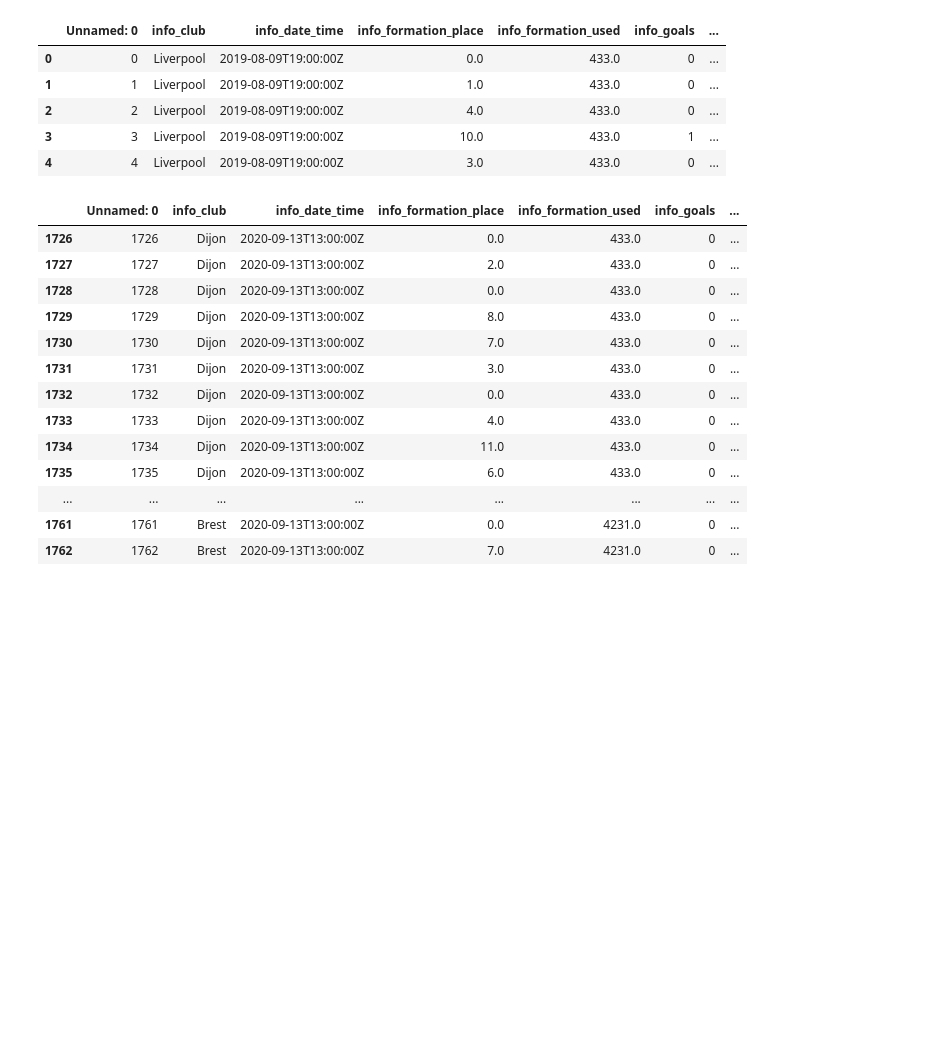
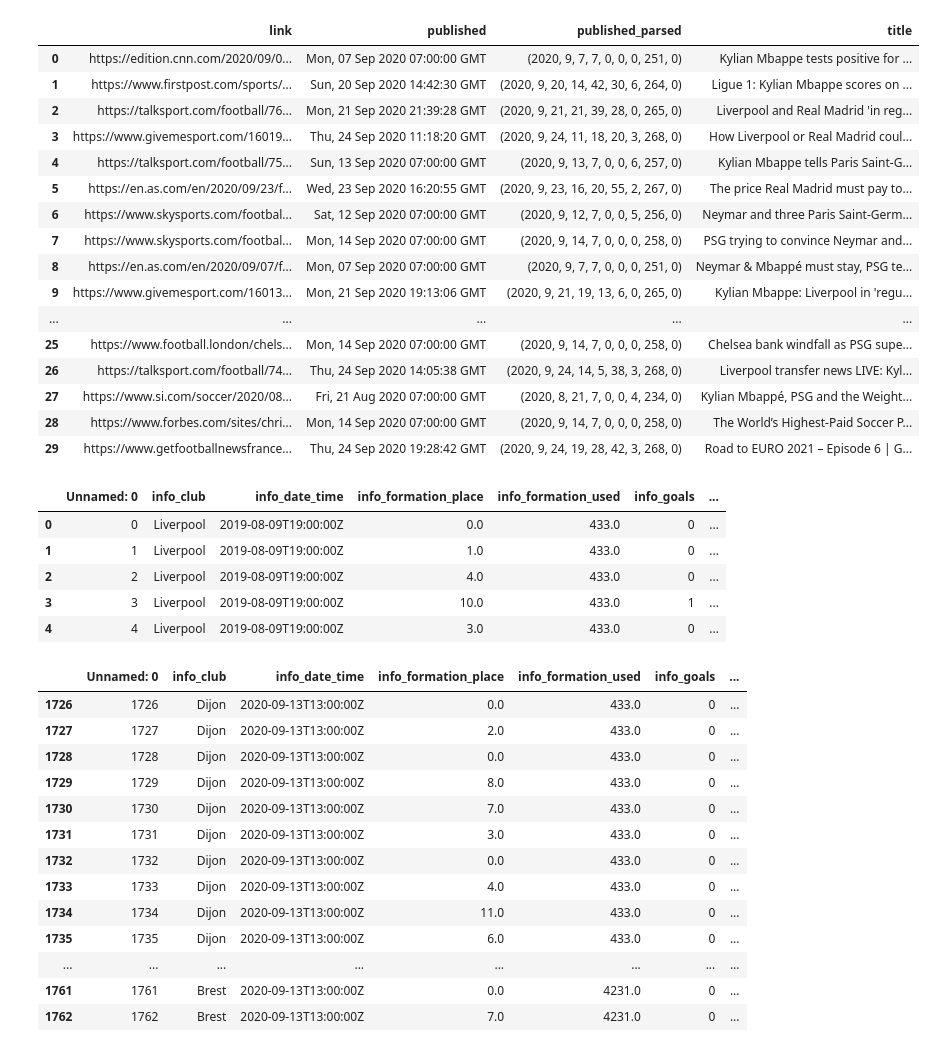
Before and after one commit to CDORID/MPG, a Jupyter notebook: Test.ipynb, the cells around one changed output. Drawn from its saved outputs; the diff is of its cells as text; code cells hidden in the pictures; blank space fills up the shorter version.

```diff
--- a/Test.ipynb
+++ b/Test.ipynb
@@ -9,5 +9,14 @@ import time
 import pickle
 
 import importlib
-
+import GoogleNews
+pd.set_option('display.width', 1000)
 pd.options.display.max_columns = 999
+pd.options.display.max_colwidth = 100
+# %%
+from pygooglenews import GoogleNews
+
+
+gn = GoogleNews()
+
+search = gn.search('mbappe football paris')
@@ -14,3 +29,24 @@ pd.options.display.max_columns = 999
+# %%
+news = pd.DataFrame(search['entries'])
+news[['link','published','published_parsed','title']].head(30)
+# %% [output]
+|  | link | published | published_parsed | title |
+| 0 | https://edition.cnn.com/2020/09/0... | Mon, 07 Sep 2020 07:00:00 GMT | (2020, 9, 7, 7, 0, 0, 0, 251, 0) | Kylian Mbappe tests positive for ... |
+| 1 | https://www.firstpost.com/sports/... | Sun, 20 Sep 2020 14:42:30 GMT | (2020, 9, 20, 14, 42, 30, 6, 264, 0) | Ligue 1: Kylian Mbappe scores on ... |
+| 2 | https://talksport.com/football/76... | Mon, 21 Sep 2020 21:39:28 GMT | (2020, 9, 21, 21, 39, 28, 0, 265, 0) | Liverpool and Real Madrid 'in reg... |
+| 3 | https://www.givemesport.com/16019... | Thu, 24 Sep 2020 11:18:20 GMT | (2020, 9, 24, 11, 18, 20, 3, 268, 0) | How Liverpool or Real Madrid coul... |
+| 4 | https://talksport.com/football/75... | Sun, 13 Sep 2020 07:00:00 GMT | (2020, 9, 13, 7, 0, 0, 6, 257, 0) | Kylian Mbappe tells Paris Saint-G... |
+| 5 | https://en.as.com/en/2020/09/23/f... | Wed, 23 Sep 2020 16:20:55 GMT | (2020, 9, 23, 16, 20, 55, 2, 267, 0) | The price Real Madrid must pay to... |
+| 6 | https://www.skysports.com/footbal... | Sat, 12 Sep 2020 07:00:00 GMT | (2020, 9, 12, 7, 0, 0, 5, 256, 0) | Neymar and three Paris Saint-Germ... |
+| 7 | https://www.skysports.com/footbal... | Mon, 14 Sep 2020 07:00:00 GMT | (2020, 9, 14, 7, 0, 0, 0, 258, 0) | PSG trying to convince Neymar and... |
+| 8 | https://en.as.com/en/2020/09/07/f... | Mon, 07 Sep 2020 07:00:00 GMT | (2020, 9, 7, 7, 0, 0, 0, 251, 0) | Neymar & Mbappé must stay, PSG te... |
+| 9 | https://www.givemesport.com/16013... | Mon, 21 Sep 2020 19:13:06 GMT | (2020, 9, 21, 19, 13, 6, 0, 265, 0) | Kylian Mbappe: Liverpool in 'regu... |
+| ... | ... | ... | ... | ... |
+| 25 | https://www.football.london/chels... | Mon, 14 Sep 2020 07:00:00 GMT | (2020, 9, 14, 7, 0, 0, 0, 258, 0) | Chelsea bank windfall as PSG supe... |
+| 26 | https://talksport.com/football/74... | Thu, 24 Sep 2020 14:05:38 GMT | (2020, 9, 24, 14, 5, 38, 3, 268, 0) | Liverpool transfer news LIVE: Kyl... |
+| 27 | https://www.si.com/soccer/2020/08... | Fri, 21 Aug 2020 07:00:00 GMT | (2020, 8, 21, 7, 0, 0, 4, 234, 0) | Kylian Mbappé, PSG and the Weight... |
+| 28 | https://www.forbes.com/sites/chri... | Mon, 14 Sep 2020 07:00:00 GMT | (2020, 9, 14, 7, 0, 0, 0, 258, 0) | The World’s Highest-Paid Soccer P... |
+| 29 | https://www.getfootballnewsfrance... | Thu, 24 Sep 2020 19:28:42 GMT | (2020, 9, 24, 19, 28, 42, 3, 268, 0) | Road to EURO 2021 – Episode 6 | G... |
 # %%
 df = pd.read_csv('MPG_data/matches.csv')
 # %%
```
Also changed, not shown: parts of 1 cell of this notebook, 9 other files.
